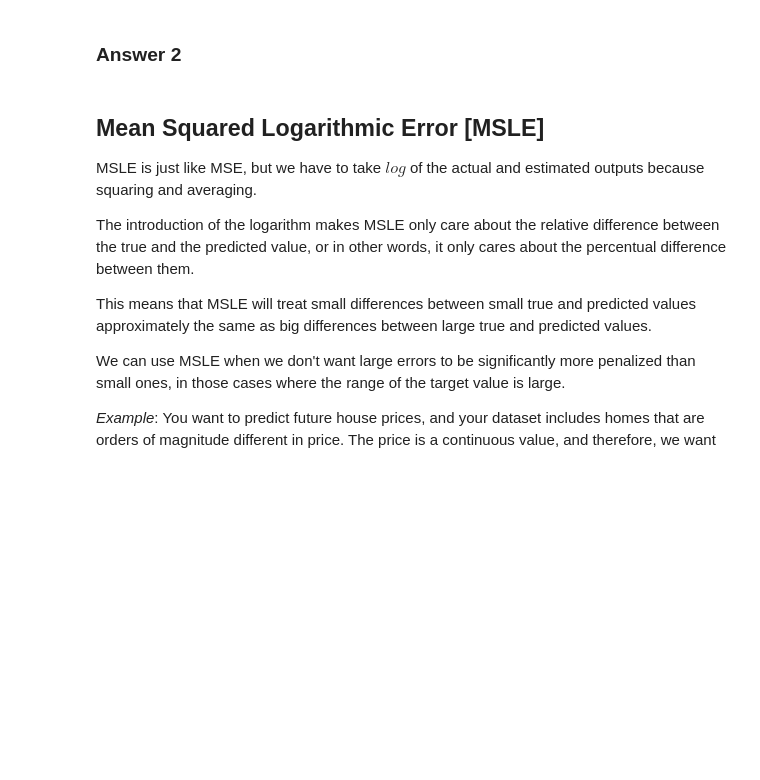
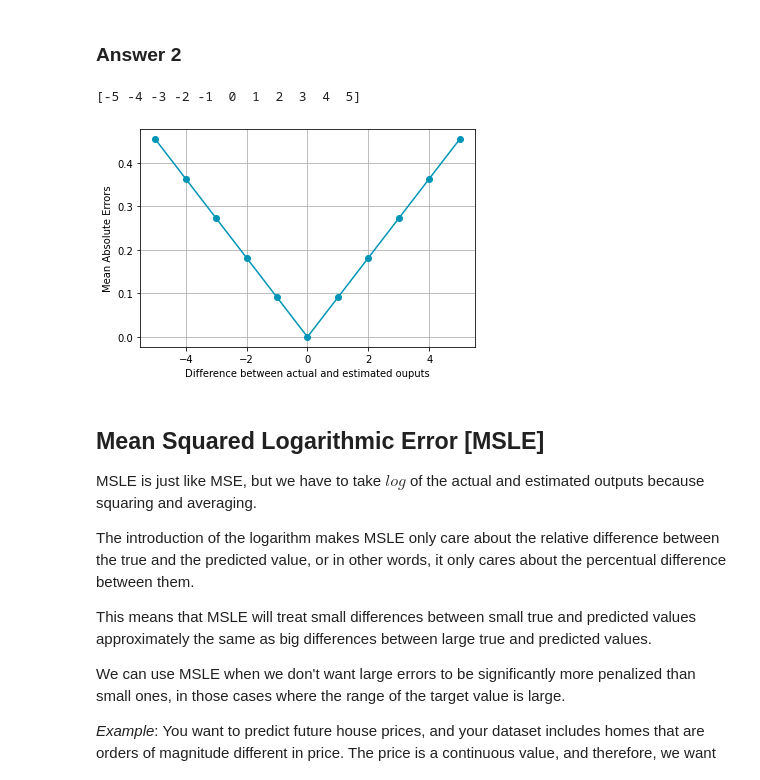
Before and after one commit to aru-g2004/MIT-SureStart-Machine-Learning-Google-Colab, a Jupyter notebook: Day_9_Introduction_to_Loss_Functions_AG.ipynb, the cells around one changed output. Saved outputs shown, nothing was run; the diff lists cells and outputs as text; code cells hidden in the pictures; blank space fills up the shorter version.

```diff
--- a/Day_9_Introduction_to_Loss_Functions_AG.ipynb
+++ b/Day_9_Introduction_to_Loss_Functions_AG.ipynb
@@ -114,15 +169,19 @@ Now that you know how MAE works, you need to plot the behavior of MAE for the sy
 ### Answer 2
 # %%
 errors = np.arange(-5, 6)
+#print(errors)
 n = len(errors)
 
-mae = # Enter your code here
+mae = abs(errors)/n
 
 plt.plot(errors, mae, c='#0095B6', marker='o')
 plt.grid()
 plt.xlabel('Difference between actual and estimated ouputs')
 plt.ylabel('Mean Absolute Errors')
 plt.show()
+# %% [output]
+[-5 -4 -3 -2 -1  0  1  2  3  4  5]
+[figure, added]
 # %% [markdown]
 ## Mean Squared Logarithmic Error [MSLE]
 
```
Also changed, not shown: parts of 22 cells of this notebook.
